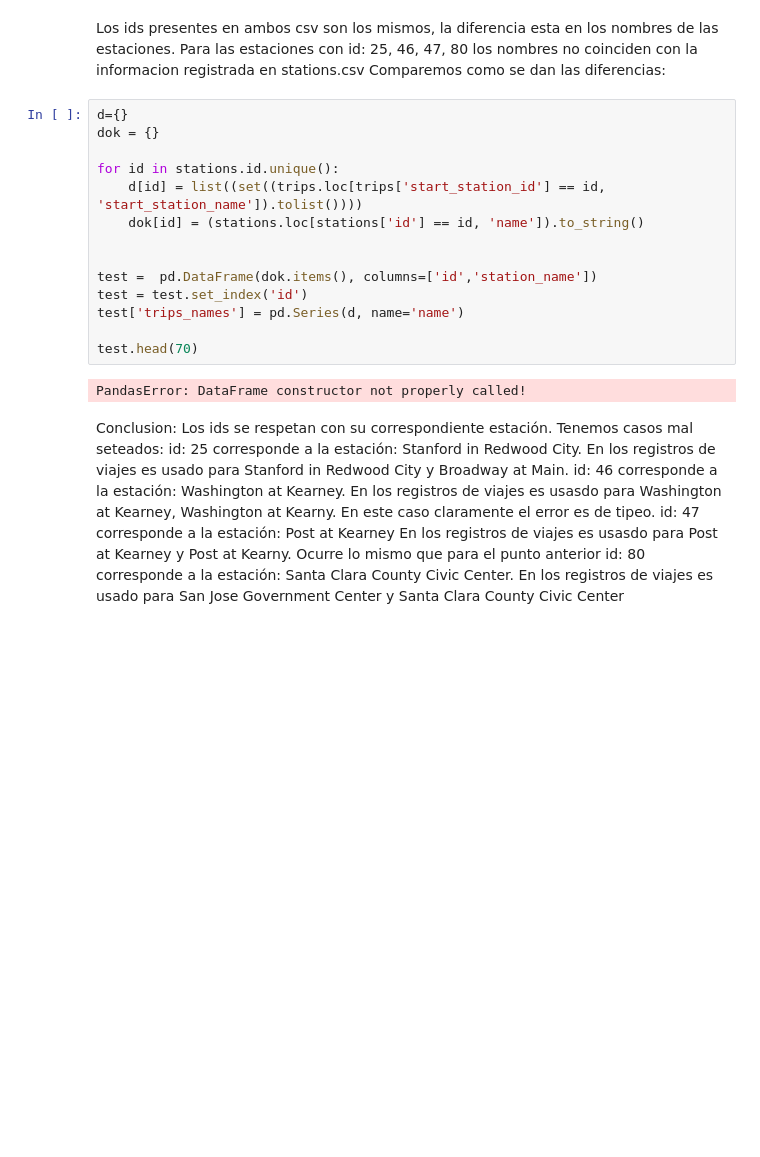
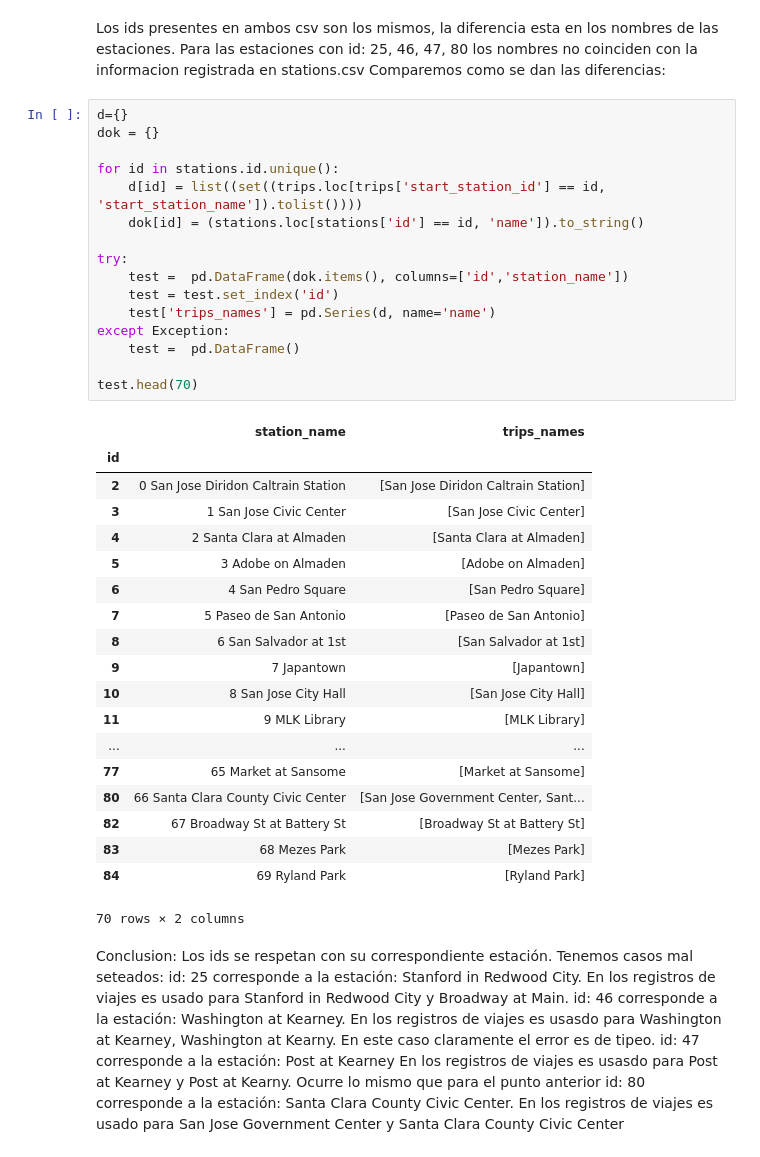
Before and after one commit to Gnahue/sanFranciscoBiclas, a Jupyter notebook: Analisis Exploratorio/AnalisisExploratorioTP1.ipynb, the cells around one changed output. Drawn from its saved outputs; the diff is of its cells as text; blank space fills up the shorter version.

Commit message:
Agrego un try en el error del constructor

```diff
--- a/Analisis Exploratorio/AnalisisExploratorioTP1.ipynb
+++ b/Analisis Exploratorio/AnalisisExploratorioTP1.ipynb
@@ -150,19 +150,39 @@ Comparemos como se dan las diferencias:
 # %%
 d={}
 dok = {}
 
 for id in stations.id.unique():
     d[id] = list((set((trips.loc[trips['start_station_id'] == id, 'start_station_name']).tolist())))
     dok[id] = (stations.loc[stations['id'] == id, 'name']).to_string()
 
-
-test =  pd.DataFrame(dok.items(), columns=['id','station_name'])
-test = test.set_index('id')
-test['trips_names'] = pd.Series(d, name='name')
+try:
+    test =  pd.DataFrame(dok.items(), columns=['id','station_name'])
+    test = test.set_index('id')
+    test['trips_names'] = pd.Series(d, name='name')
+except Exception:
+    test =  pd.DataFrame()
 
 test.head(70)
 # %% [output]
+|  | station_name | trips_names |
+| id |  |  |
+| 2 | 0 San Jose Diridon Caltrain Station | [San Jose Diridon Caltrain Station] |
+| 3 | 1 San Jose Civic Center | [San Jose Civic Center] |
+| 4 | 2 Santa Clara at Almaden | [Santa Clara at Almaden] |
+| 5 | 3 Adobe on Almaden | [Adobe on Almaden] |
+| 6 | 4 San Pedro Square | [San Pedro Square] |
+| 7 | 5 Paseo de San Antonio | [Paseo de San Antonio] |
+| 8 | 6 San Salvador at 1st | [San Salvador at 1st] |
+| 9 | 7 Japantown | [Japantown] |
+| 10 | 8 San Jose City Hall | [San Jose City Hall] |
+| 11 | 9 MLK Library | [MLK Library] |
+| ... | ... | ... |
+| 77 | 65 Market at Sansome | [Market at Sansome] |
+| 80 | 66 Santa Clara County Civic Center | [San Jose Government Center, Sant... |
+| 82 | 67 Broadway St at Battery St | [Broadway St at Battery St] |
+| 83 | 68 Mezes Park | [Mezes Park] |
+| 84 | 69 Ryland Park | [Ryland Park] |
-PandasError: DataFrame constructor not properly called!
+70 rows × 2 columns
 # %% [markdown]
 Conclusion:
     Los ids se respetan con su correspondiente estación.
```
Also changed, not shown: parts of 9 cells of this notebook.
